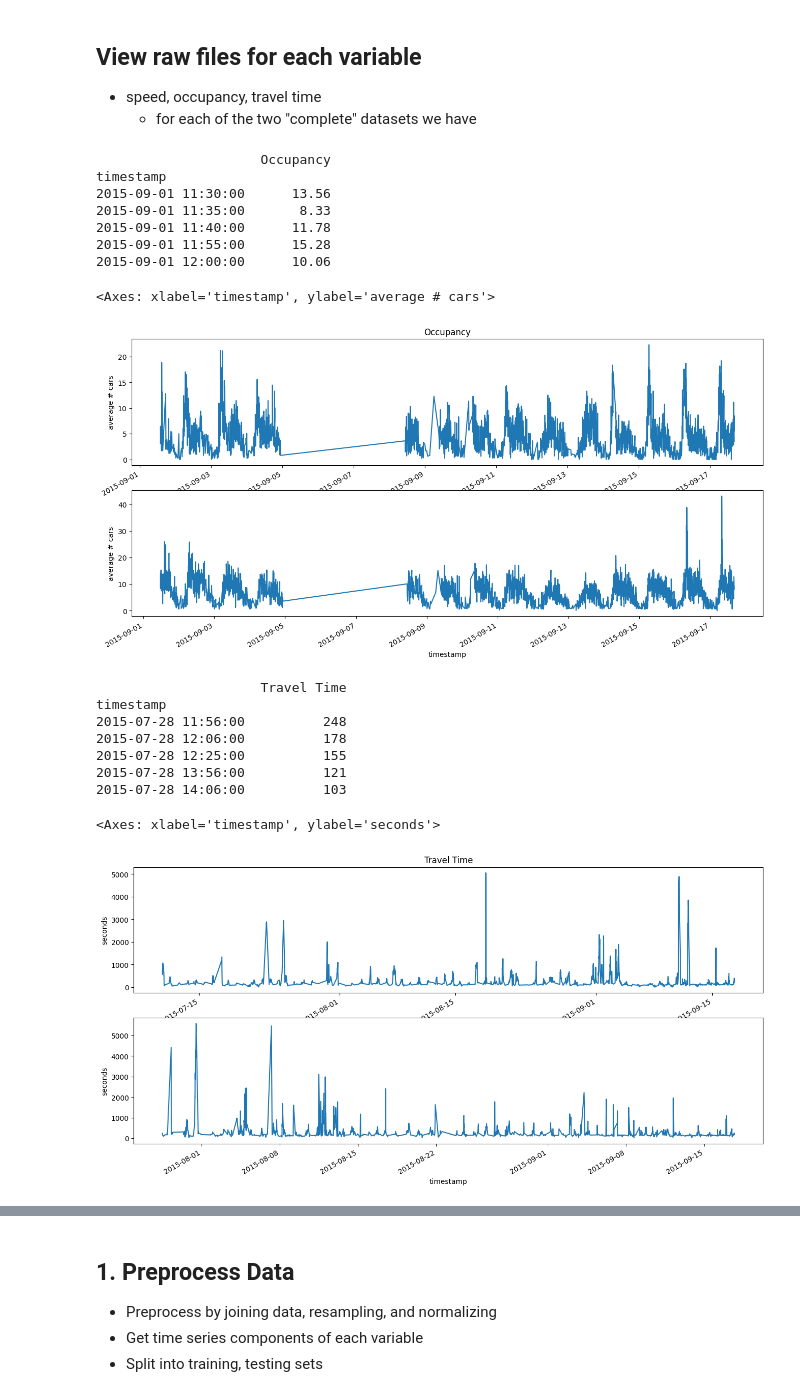
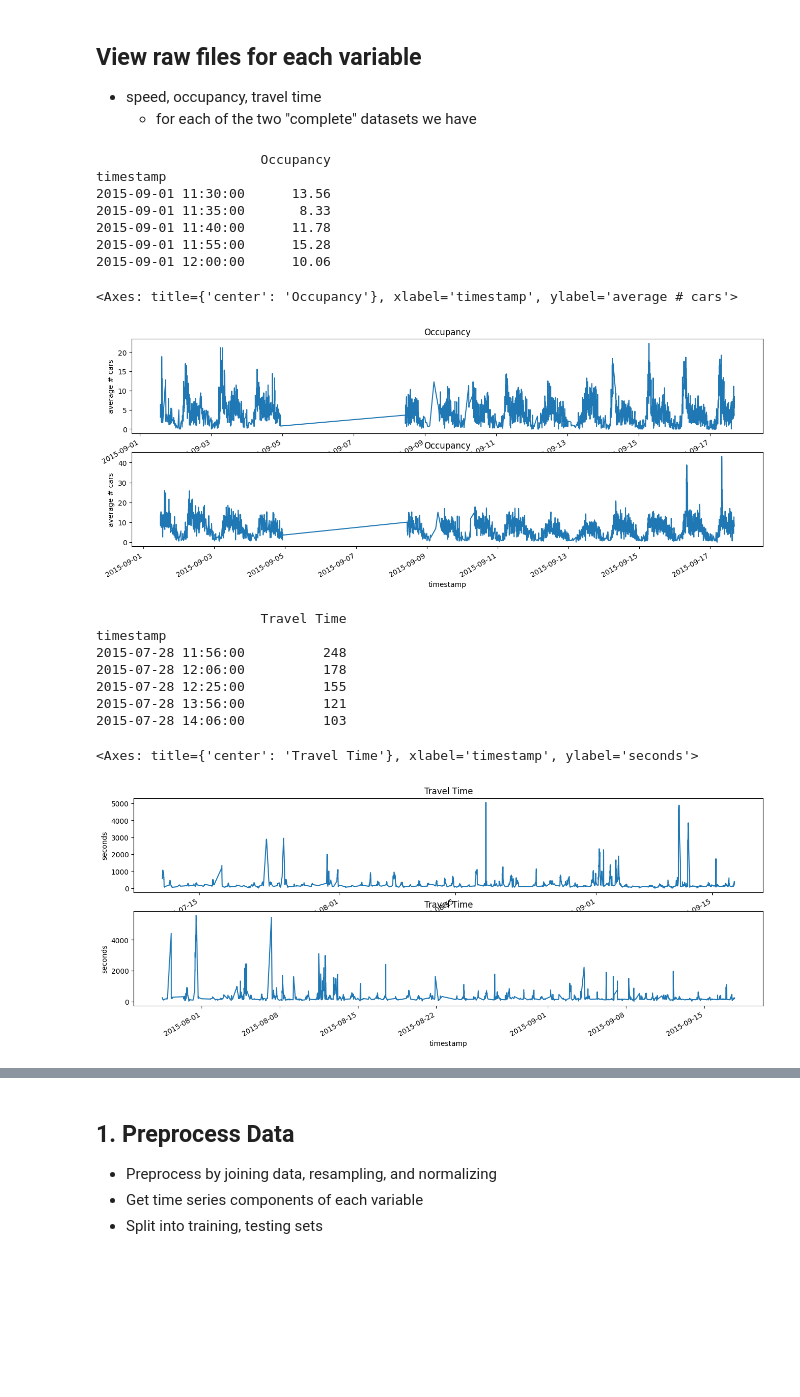
Before and after one commit to spate738/AISE4010-Group7-Project, a Jupyter notebook: realTraffic.ipynb, the cells around one changed output, grey strips where cells are left out. Cells and saved outputs as stored; diff of their text form; code cells hidden in the pictures; blank space fills up the shorter version.

```diff
--- a/realTraffic.ipynb
+++ b/realTraffic.ipynb
@@ -39,32 +40,33 @@ Mounted at /content/drive
   - for each of the two "complete" datasets we have
 # %%
 # Load Occupancy dataset
+# ===! Change/remove "dir" variable depending on environment !===
 df_o1 = pd.read_csv(dir+'occupancy_6005.csv').rename(columns={'value':'Occupancy'})
 df_o2 = pd.read_csv(dir+'occupancy_t4013.csv').rename(columns={'value':'Occupancy'})
 
 # Set index
 df_o1['timestamp'] = pd.to_datetime(df_o1['timestamp'])   # to datetime
 df_o2['timestamp'] = pd.to_datetime(df_o2['timestamp'])
 df_o1 = df_o1.set_index('timestamp')
 df_o2 = df_o2.set_index('timestamp')
 print(df_o2.head())
 
 # plot
-plt.figure(figsize=(16,8))
+plt.figure(figsize=(16,6))
 plt.subplot(2, 1, 1)
 df_o1['Occupancy'].plot(ylabel='average # cars',title='Occupancy')
 plt.subplot(2, 1, 2)
-df_o2['Occupancy'].plot(ylabel='average # cars')
+df_o2['Occupancy'].plot(ylabel='average # cars',title='Occupancy')
 # %% [output]
                      Occupancy
 timestamp
 2015-09-01 11:30:00      13.56
 2015-09-01 11:35:00       8.33
 2015-09-01 11:40:00      11.78
 2015-09-01 11:55:00      15.28
 2015-09-01 12:00:00      10.06
-<Axes: xlabel='timestamp', ylabel='average # cars'>
+<Axes: title={'center': 'Occupancy'}, xlabel='timestamp', ylabel='average # cars'>
-[figure, old version]
+[figure, new version]
 # %%
 # Load TravelTime dataset
 df_t1 = pd.read_csv(dir+'TravelTime_387.csv').rename(columns={'value':'Travel Time'})
@@ -78,11 +80,11 @@ df_t2 = df_t2.set_index('timestamp')
 print(df_t2.head())
 
 # plot
-plt.figure(figsize=(16,8))
+plt.figure(figsize=(16,6))
 plt.subplot(2, 1, 1)
 df_t1['Travel Time'].plot(ylabel='seconds',title='Travel Time')
 plt.subplot(2, 1, 2)
-df_t2['Travel Time'].plot(ylabel='seconds')
+df_t2['Travel Time'].plot(ylabel='seconds', title='Travel Time')
 # %% [output]
                      Travel Time
 timestamp
@@ -91,8 +93,8 @@ timestamp
 2015-07-28 12:25:00          155
 2015-07-28 13:56:00          121
 2015-07-28 14:06:00          103
-<Axes: xlabel='timestamp', ylabel='seconds'>
+<Axes: title={'center': 'Travel Time'}, xlabel='timestamp', ylabel='seconds'>
-[figure, old version]
+[figure, new version]
 # %%
 # Load speed dataset
 df_s1 = pd.read_csv(dir+'speed_6005.csv').rename(columns={'value':'Speed'})
```
Also changed, not shown: parts of 57 cells of this notebook.
